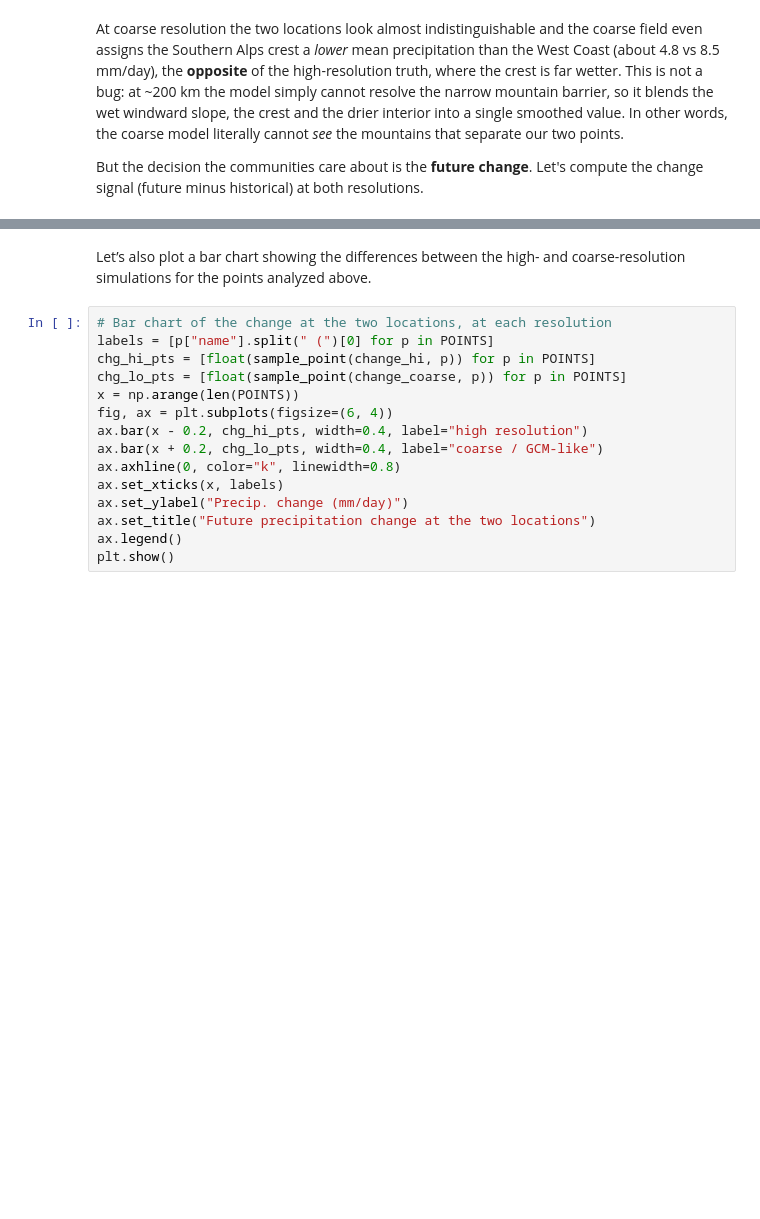
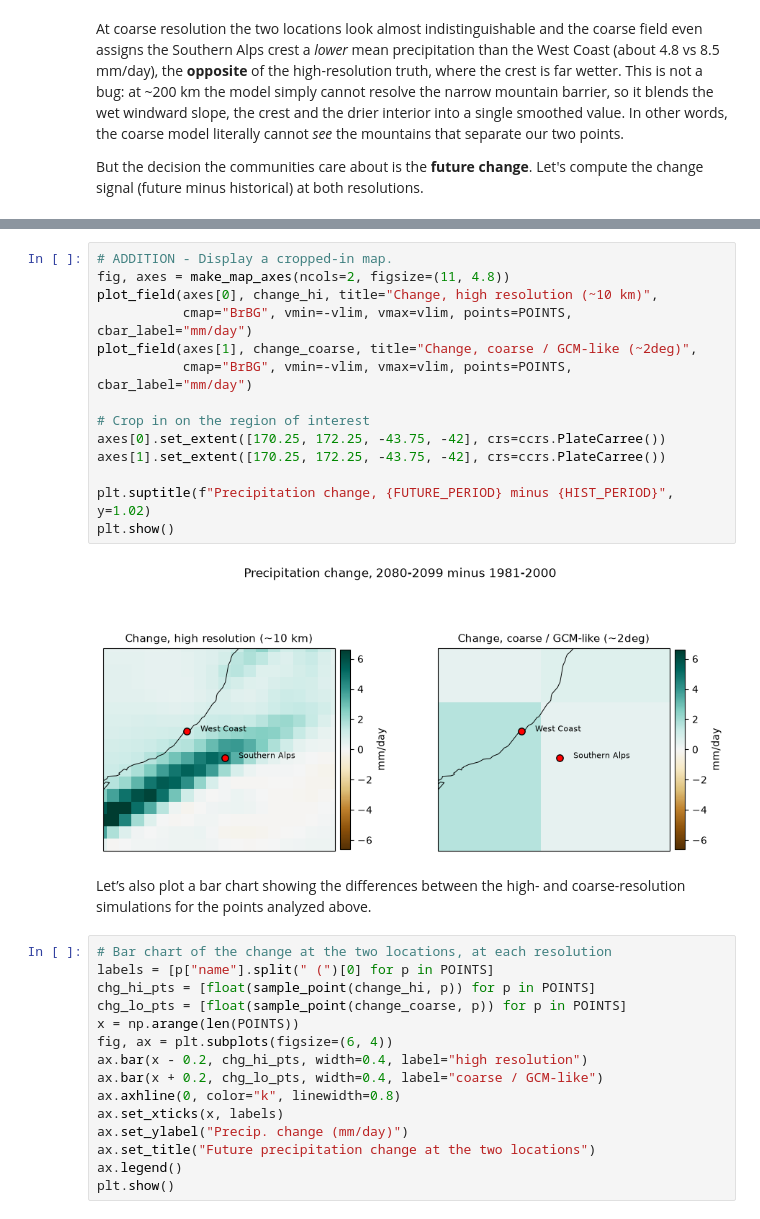
Before and after one commit to steve-salmond/downscaling-climate-projections, a Jupyter notebook: Statistical_Downscaling_of_Climate_Projections_with_Deep_Learning.ipynb, the cells around one changed output, grey strips where cells are left out. Cells and saved outputs as stored; diff of their text form; blank space fills up the shorter version.

```diff
--- a/Statistical_Downscaling_of_Climate_Projections_with_Deep_Learning.ipynb
+++ b/Statistical_Downscaling_of_Climate_Projections_with_Deep_Learning.ipynb
@@ -645,3 +670,19 @@ plt.show()
+# %%
+# ADDITION - Display a cropped-in map.
+fig, axes = make_map_axes(ncols=2, figsize=(11, 4.8))
+plot_field(axes[0], change_hi, title="Change, high resolution (~10 km)",
+           cmap="BrBG", vmin=-vlim, vmax=vlim, points=POINTS, cbar_label="mm/day")
+plot_field(axes[1], change_coarse, title="Change, coarse / GCM-like (~2deg)",
+           cmap="BrBG", vmin=-vlim, vmax=vlim, points=POINTS, cbar_label="mm/day")
+
+# Crop in on the region of interest
+axes[0].set_extent([170.25, 172.25, -43.75, -42], crs=ccrs.PlateCarree())
+axes[1].set_extent([170.25, 172.25, -43.75, -42], crs=ccrs.PlateCarree())
+
+plt.suptitle(f"Precipitation change, {FUTURE_PERIOD} minus {HIST_PERIOD}", y=1.02)
+plt.show()
+# %% [output]
+[figure, added]
 # %% [markdown]
 Let’s also plot a bar chart showing the differences between the high- and coarse-resolution simulations for the points analyzed above.
 # %%
```
Also changed, not shown: parts of 9 cells of this notebook.
